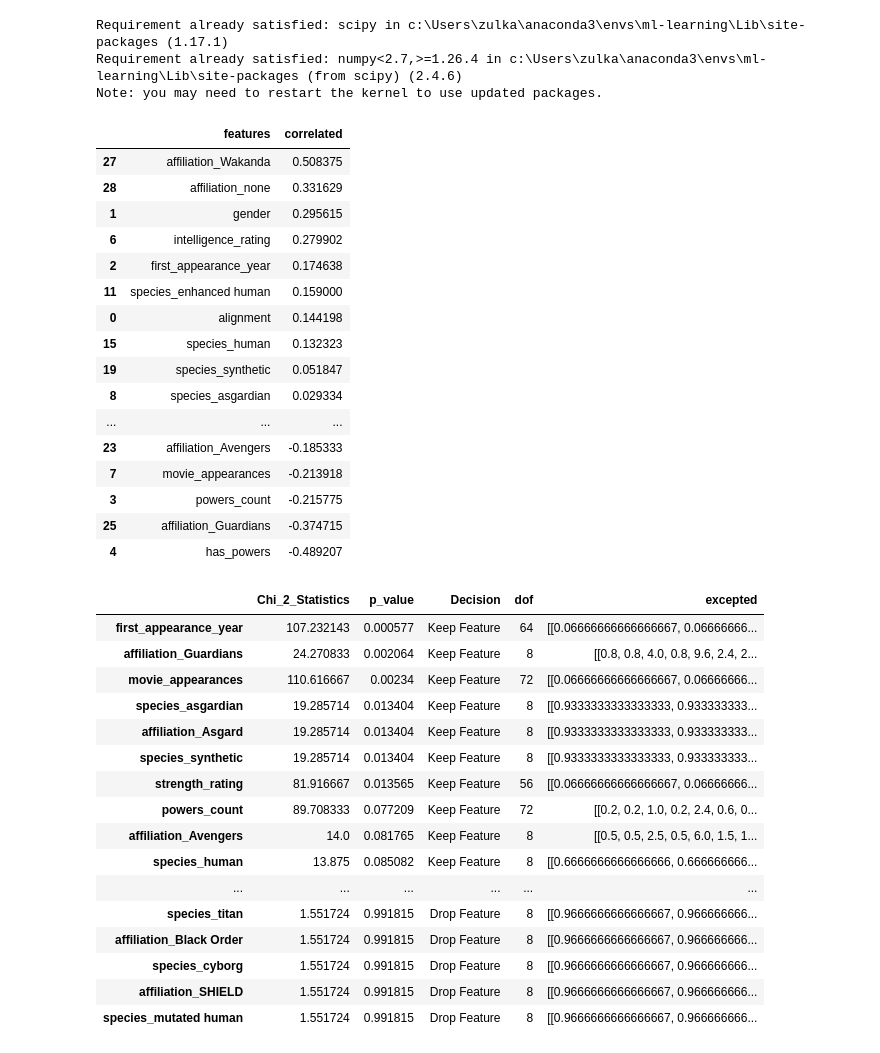
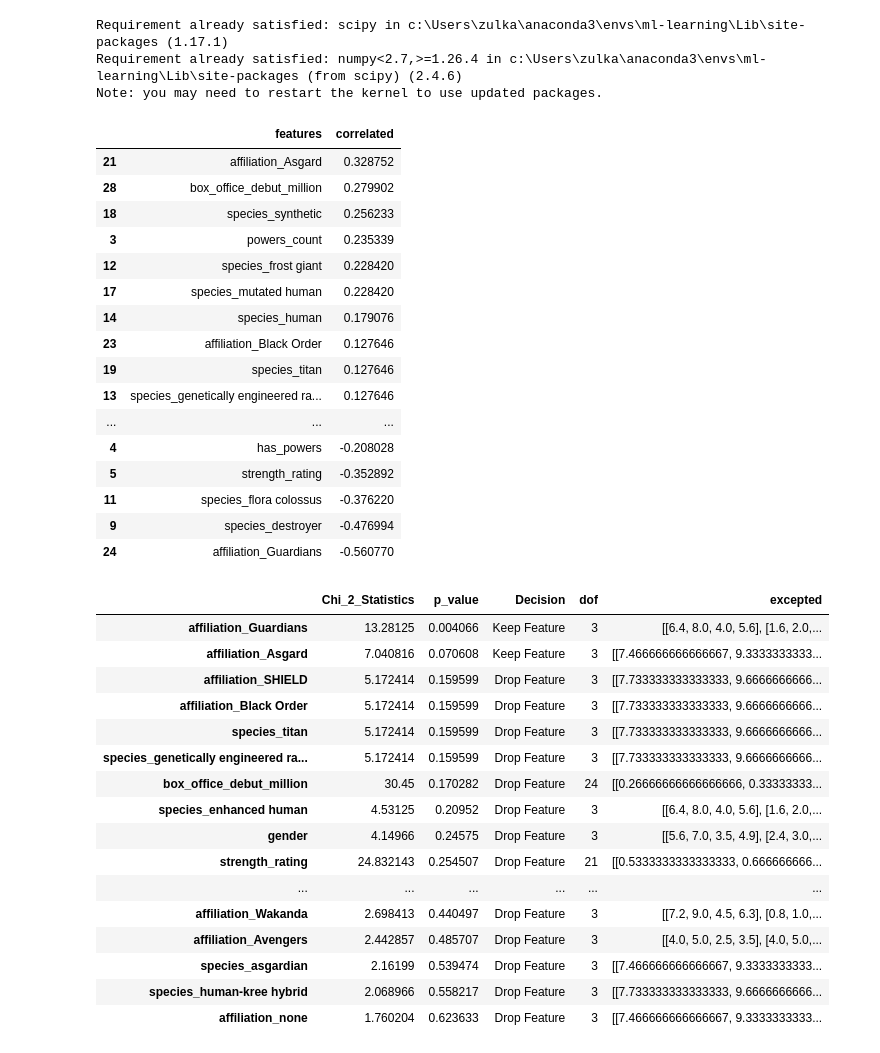
Before and after one commit to ZulkaifAhmad/Mechine-Learning-Practice, a Jupyter notebook: _02_MCU_Project/mcu.ipynb, the cells around one changed output. Cells and saved outputs as stored; diff of their text form; code cells hidden in the pictures.

```diff
--- a/_02_MCU_Project/mcu.ipynb
+++ b/_02_MCU_Project/mcu.ipynb
@@ -460,9 +440,7 @@ col = [
     'first_appearance_year',
     'powers_count',
     'strength_rating',
-    'intelligence_rating',
-    'box_office_debut_million',
-    'movie_appearances'
+    'movie_appearances' , 'box_office_debut_million'
 ]
 
 scaler = StandardScaler()
@@ -495,13 +473,13 @@ from scipy.stats import pearsonr
 # pearsonr is a function from the SciPy (Scientific Python) library.
 # It is used to measure the linear relationship between two numeric variables.
 # Pearson only detects linear relation
-# Find which features affect box_office_debut_million
-# Which columns are strongly related to revenue?
-targeted_column = df['box_office_debut_million']
+# Find which features affect intelligence_rating
+# intelligence_rating is the output (target) feature.
+targeted_column = df['intelligence_rating']
 
 extract_colums = [ 'alignment', 'gender', 'first_appearance_year', 'powers_count',
        'has_powers', 'strength_rating',
-       'intelligence_rating', 'movie_appearances', 'species_asgardian',
+       'movie_appearances', 'species_asgardian',
        'species_cyborg', 'species_destroyer', 'species_enhanced human',
        'species_flora colossus', 'species_frost giant',
        'species_genetically engineered raccoon', 'species_human',
@@ -509,7 +487,7 @@ extract_colums = [ 'alignment', 'gender', 'first_appearance_year', 'powers_count
        'species_mutated human', 'species_synthetic', 'species_titan',
        'species_zehoberei', 'affiliation_Asgard', 'affiliation_Avengers',
        'affiliation_Black Order', 'affiliation_Guardians',
-       'affiliation_SHIELD', 'affiliation_Wakanda', 'affiliation_none']
+       'affiliation_SHIELD', 'affiliation_Wakanda', 'affiliation_none','box_office_debut_million']
 
 coorelation = {
     col: pearsonr(df[col], targeted_column)[0]  # [0] means → take only correlation value, ignore p-value
@@ -524,22 +502,22 @@ coorelation_df = coorelation_df.sort_values(by='correlated', ascending=False)
 coorelation_df
 # %% [output]
 |  | features | correlated |
-| 27 | affiliation_Wakanda | 0.508375 |
-| 28 | affiliation_none | 0.331629 |
-| 1 | gender | 0.295615 |
-| 6 | intelligence_rating | 0.279902 |
-| 2 | first_appearance_year | 0.174638 |
-| 11 | species_enhanced human | 0.159000 |
-| 0 | alignment | 0.144198 |
-| 15 | species_human | 0.132323 |
-| 19 | species_synthetic | 0.051847 |
-| 8 | species_asgardian | 0.029334 |
+| 21 | affiliation_Asgard | 0.328752 |
+| 28 | box_office_debut_million | 0.279902 |
+| 18 | species_synthetic | 0.256233 |
+| 3 | powers_count | 0.235339 |
+| 12 | species_frost giant | 0.228420 |
+| 17 | species_mutated human | 0.228420 |
+| 14 | species_human | 0.179076 |
+| 23 | affiliation_Black Order | 0.127646 |
+| 19 | species_titan | 0.127646 |
+| 13 | species_genetically engineered ra... | 0.127646 |
 | ... | ... | ... |
-| 23 | affiliation_Avengers | -0.185333 |
-| 7 | movie_appearances | -0.213918 |
-| 3 | powers_count | -0.215775 |
-| 25 | affiliation_Guardians | -0.374715 |
-| 4 | has_powers | -0.489207 |
+| 4 | has_powers | -0.208028 |
+| 5 | strength_rating | -0.352892 |
+| 11 | species_flora colossus | -0.376220 |
+| 9 | species_destroyer | -0.476994 |
+| 24 | affiliation_Guardians | -0.560770 |
 # %%
 from scipy.stats import chi2_contingency
 # chi2_contingency is a function from SciPy (Scientific Python) used to check:
@@ -549,13 +527,13 @@ alpha = 0.1 # This is your threshold
 # ✔ If p_value < 0.1 → feature is important
 
 
-df['box_office_debut_million'] = pd.qcut(df['box_office_debut_million'] , q=4 , labels=False)
+binned_target = pd.qcut(df['intelligence_rating'] , q=4 , labels=False)
 # qcut : Converts numeric data into categories (groups)
 
 chi2_result = {}
 
 for col in extract_colums:
-    contingency = pd.crosstab(df[col] , targeted_column)
+    contingency = pd.crosstab(df[col] , binned_target)
     # It creates a frequency table
 
 #       | gender | Revenue Category |
@@ -571,48 +549,48 @@ for col in extract_colums:
 
 
     chi2_state , p_value , dof , excepted = chi2_contingency(contingency);
 
     # chi2_state : Strength of difference
     # p_value : Significance (important)
     # dof : Degrees of freedom
     # expected : Expected values
 
     if p_value < alpha:
 
         decision = "Keep Feature"
     else:
         decision = "Drop Feature"
     chi2_result[col] = {
         "Chi_2_Statistics" : chi2_state ,
         "p_value" : p_value ,
         "Decision" : decision ,
         'dof' : dof ,
         'excepted' : excepted
     }
 #    dof :
 # It just tells you how many independent values are free to change in your data.
 # It’s a property of your dataset, not a score.
 
 chi2_df = pd.DataFrame(chi2_result).T
 chi2_df = chi2_df.sort_values(by="p_value")
 chi2_df
 # %% [output]
 |  | Chi_2_Statistics | p_value | Decision | dof | excepted |
-| first_appearance_year | 107.232143 | 0.000577 | Keep Feature | 64 | [[0.06666666666666667, 0.06666666... |
-| affiliation_Guardians | 24.270833 | 0.002064 | Keep Feature | 8 | [[0.8, 0.8, 4.0, 0.8, 9.6, 2.4, 2... |
-| movie_appearances | 110.616667 | 0.00234 | Keep Feature | 72 | [[0.06666666666666667, 0.06666666... |
-| species_asgardian | 19.285714 | 0.013404 | Keep Feature | 8 | [[0.9333333333333333, 0.933333333... |
-| affiliation_Asgard | 19.285714 | 0.013404 | Keep Feature | 8 | [[0.9333333333333333, 0.933333333... |
-| species_synthetic | 19.285714 | 0.013404 | Keep Feature | 8 | [[0.9333333333333333, 0.933333333... |
-| strength_rating | 81.916667 | 0.013565 | Keep Feature | 56 | [[0.06666666666666667, 0.06666666... |
-| powers_count | 89.708333 | 0.077209 | Keep Feature | 72 | [[0.2, 0.2, 1.0, 0.2, 2.4, 0.6, 0... |
-| affiliation_Avengers | 14.0 | 0.081765 | Keep Feature | 8 | [[0.5, 0.5, 2.5, 0.5, 6.0, 1.5, 1... |
-| species_human | 13.875 | 0.085082 | Keep Feature | 8 | [[0.6666666666666666, 0.666666666... |
+| affiliation_Guardians | 13.28125 | 0.004066 | Keep Feature | 3 | [[6.4, 8.0, 4.0, 5.6], [1.6, 2.0,... |
+| affiliation_Asgard | 7.040816 | 0.070608 | Keep Feature | 3 | [[7.466666666666667, 9.3333333333... |
+| affiliation_SHIELD | 5.172414 | 0.159599 | Drop Feature | 3 | [[7.733333333333333, 9.6666666666... |
+| affiliation_Black Order | 5.172414 | 0.159599 | Drop Feature | 3 | [[7.733333333333333, 9.6666666666... |
+| species_titan | 5.172414 | 0.159599 | Drop Feature | 3 | [[7.733333333333333, 9.6666666666... |
+| species_genetically engineered ra... | 5.172414 | 0.159599 | Drop Feature | 3 | [[7.733333333333333, 9.6666666666... |
+| box_office_debut_million | 30.45 | 0.170282 | Drop Feature | 24 | [[0.26666666666666666, 0.33333333... |
+| species_enhanced human | 4.53125 | 0.20952 | Drop Feature | 3 | [[6.4, 8.0, 4.0, 5.6], [1.6, 2.0,... |
+| gender | 4.14966 | 0.24575 | Drop Feature | 3 | [[5.6, 7.0, 3.5, 4.9], [2.4, 3.0,... |
+| strength_rating | 24.832143 | 0.254507 | Drop Feature | 21 | [[0.5333333333333333, 0.666666666... |
 | ... | ... | ... | ... | ... | ... |
-| species_titan | 1.551724 | 0.991815 | Drop Feature | 8 | [[0.9666666666666667, 0.966666666... |
-| affiliation_Black Order | 1.551724 | 0.991815 | Drop Feature | 8 | [[0.9666666666666667, 0.966666666... |
-| species_cyborg | 1.551724 | 0.991815 | Drop Feature | 8 | [[0.9666666666666667, 0.966666666... |
-| affiliation_SHIELD | 1.551724 | 0.991815 | Drop Feature | 8 | [[0.9666666666666667, 0.966666666... |
-| species_mutated human | 1.551724 | 0.991815 | Drop Feature | 8 | [[0.9666666666666667, 0.966666666... |
+| affiliation_Wakanda | 2.698413 | 0.440497 | Drop Feature | 3 | [[7.2, 9.0, 4.5, 6.3], [0.8, 1.0,... |
+| affiliation_Avengers | 2.442857 | 0.485707 | Drop Feature | 3 | [[4.0, 5.0, 2.5, 3.5], [4.0, 5.0,... |
+| species_asgardian | 2.16199 | 0.539474 | Drop Feature | 3 | [[7.466666666666667, 9.3333333333... |
+| species_human-kree hybrid | 2.068966 | 0.558217 | Drop Feature | 3 | [[7.733333333333333, 9.6666666666... |
+| affiliation_none | 1.760204 | 0.623633 | Drop Feature | 3 | [[7.466666666666667, 9.3333333333... |
 # %%
 final_df = df[[
```
Also changed, not shown: parts of 3 cells of this notebook, 2 other files.
